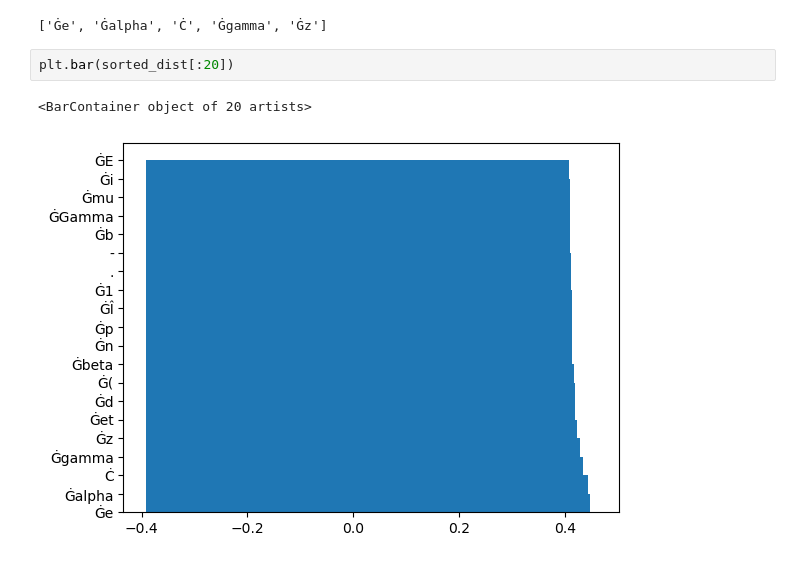
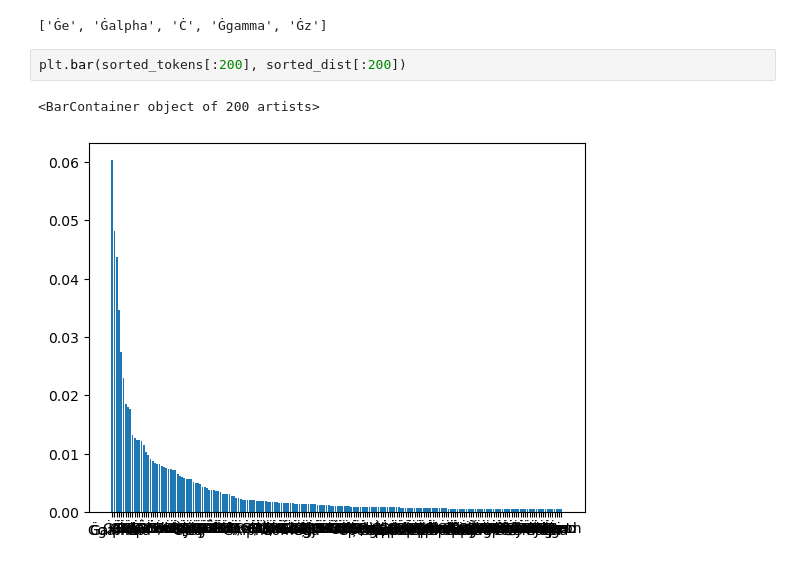
Before and after one commit to Arktetra/DotLMViz, a Jupyter notebook: notebooks/visualization/0_output_distribution.ipynb, the cells around one changed output. Cells and saved outputs as stored; diff of their text form.

```diff
--- a/notebooks/visualization/0_output_distribution.ipynb
+++ b/notebooks/visualization/0_output_distribution.ipynb
@@ -52,10 +52,10 @@ sorted_tokens[:5]
 # %% [output]
 ['Ġe', 'Ġalpha', 'Ċ', 'Ġgamma', 'Ġz']
 # %%
-plt.bar(sorted_dist[:20])
+plt.bar(sorted_tokens[:200], sorted_dist[:200])
 # %% [output]
-<BarContainer object of 20 artists>
+<BarContainer object of 200 artists>
-[figure, old version]
+[figure, new version]
 # %%
 sorted_dist
 # %% [output]
```
Also changed, not shown: parts of 1 cell of this notebook, 24 other files.
